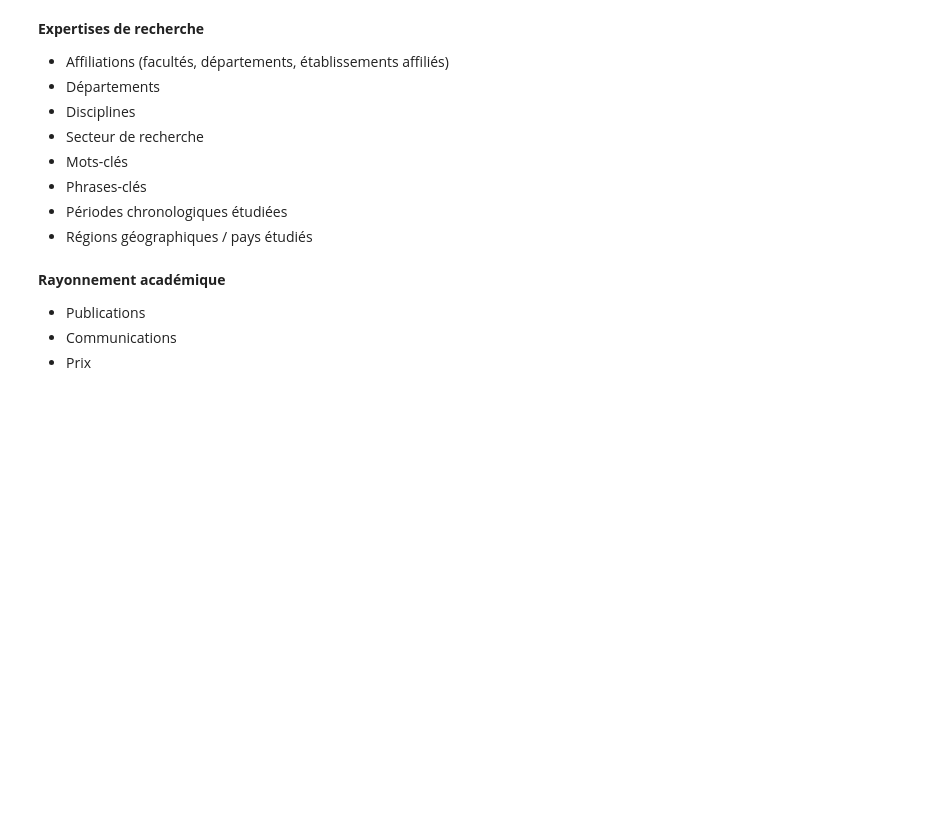
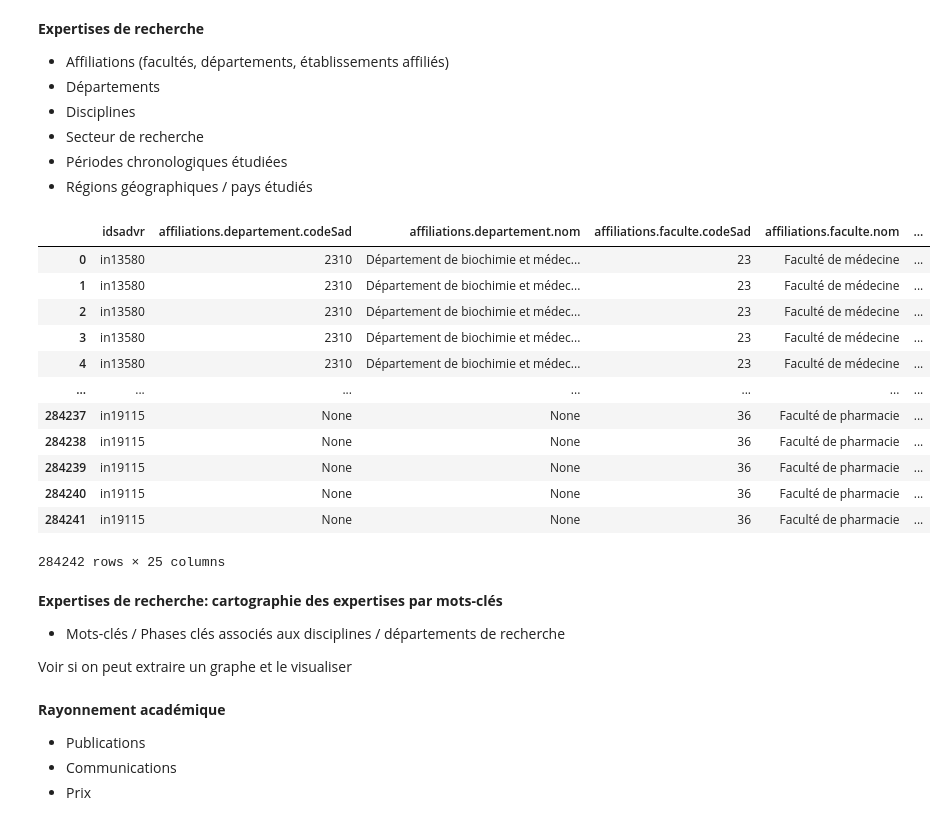
Before and after one commit to sadvr/sadvr-dashboard, a Jupyter notebook: API_SADVR_dashboard.ipynb, the cells around one changed output. Drawn from its saved outputs; the diff is of its cells as text; code cells hidden in the pictures; blank space fills up the shorter version.

```diff
--- a/API_SADVR_dashboard.ipynb
+++ b/API_SADVR_dashboard.ipynb
@@ -112,10 +314,46 @@ plt.show()
 - Départements
 - Disciplines
 - Secteur de recherche
-- Mots-clés
-- Phrases-clés
 - Périodes chronologiques étudiées
 - Régions géographiques / pays étudiés
+# %%
+expertises = data[['idsadvr', 'affiliations', 'expertise']]
+
+toNormalize = ['affiliations', 'expertise', 'expertise.secteursRecherche',
+                'expertise.disciplines', 'expertise.pays',
+                'expertise.continents', 'expertise.periodesChronologiques']
+
+for c in toNormalize:
+    expertises = explodeNormalize(expertises, c)
+
+drop = ['affiliations.courrielInstitutionnel', 'affiliations.immeuble',
+        'affiliations.fonction.codeSad', 'affiliations.fonction.nom', 'expertise.motsCles',
+       'affiliations.local', 'affiliations.exclusion', 'affiliations.exclusionTel', 'expertise.phraseCle',
+       'affiliations.uniteAdministrative.codeSad', 'affiliations.uniteAdministrative.nom',
+       'affiliations.telephone.numero', 'affiliations.telephone.poste']
+
+expertises = expertises.drop(columns=drop)
+expertises
+# %% [output]
+|  | idsadvr | affiliations.departement.codeSad | affiliations.departement.nom | affiliations.faculte.codeSad | affiliations.faculte.nom | ... |
+| 0 | in13580 | 2310 | Département de biochimie et médec... | 23 | Faculté de médecine | ... |
+| 1 | in13580 | 2310 | Département de biochimie et médec... | 23 | Faculté de médecine | ... |
+| 2 | in13580 | 2310 | Département de biochimie et médec... | 23 | Faculté de médecine | ... |
+| 3 | in13580 | 2310 | Département de biochimie et médec... | 23 | Faculté de médecine | ... |
+| 4 | in13580 | 2310 | Département de biochimie et médec... | 23 | Faculté de médecine | ... |
+| ... | ... | ... | ... | ... | ... | ... |
+| 284237 | in19115 | None | None | 36 | Faculté de pharmacie | ... |
+| 284238 | in19115 | None | None | 36 | Faculté de pharmacie | ... |
+| 284239 | in19115 | None | None | 36 | Faculté de pharmacie | ... |
+| 284240 | in19115 | None | None | 36 | Faculté de pharmacie | ... |
+| 284241 | in19115 | None | None | 36 | Faculté de pharmacie | ... |
+284242 rows × 25 columns
+# %% [markdown]
+**Expertises de recherche: cartographie des expertises par mots-clés**
+
+- Mots-clés / Phases clés associés aux disciplines / départements de recherche
+
+Voir si on peut extraire un graphe et le visualiser
 # %% [markdown]
 **Rayonnement académique**
 
```
Also changed, not shown: parts of 32 cells of this notebook, 4 other files.
